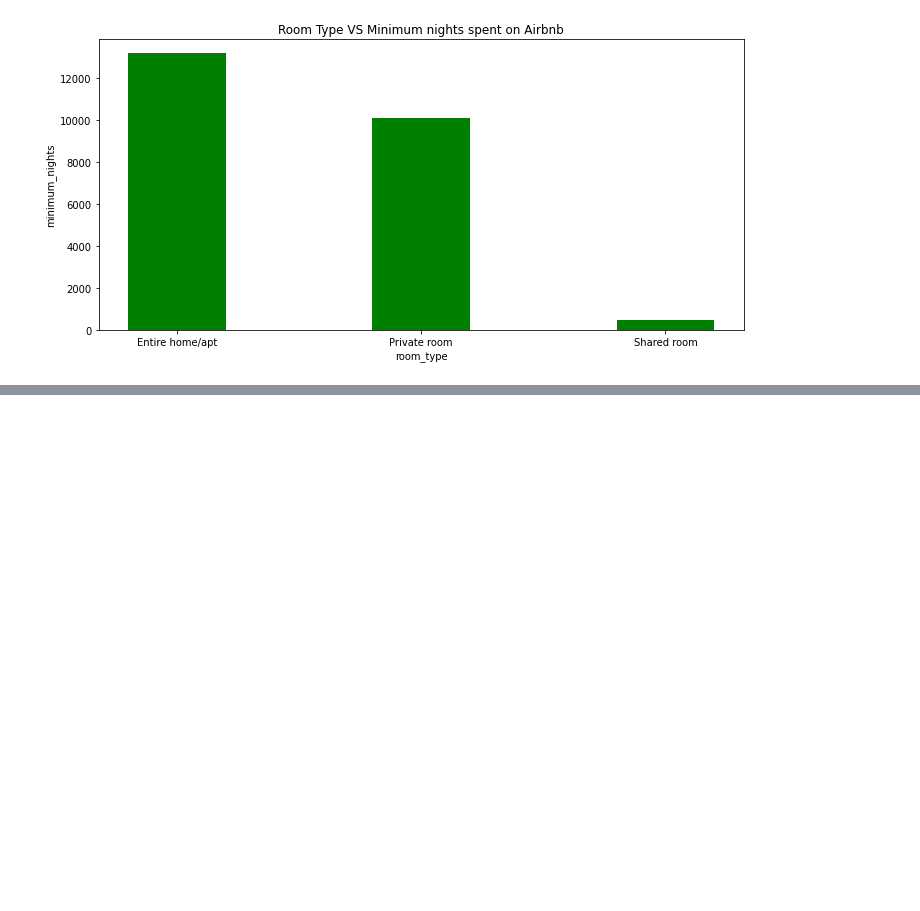
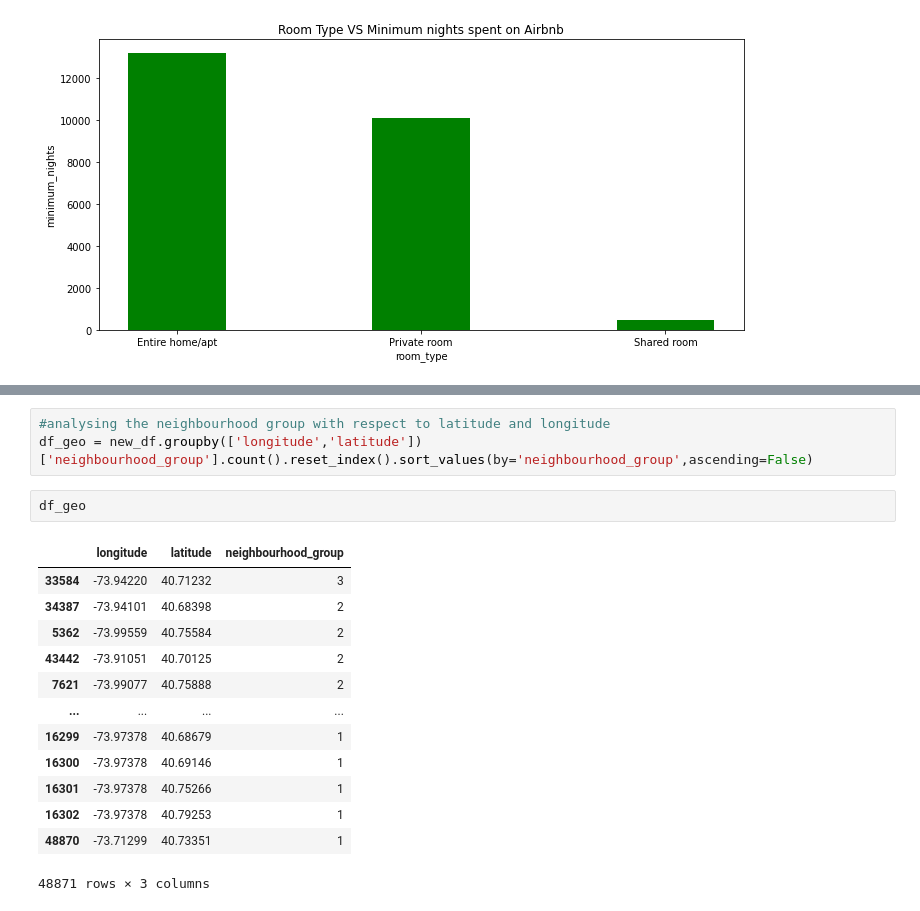
Before and after one commit to KartikKumar7070/Airbnb-Dataset, a Jupyter notebook: Airbnb_Bookings_Analysis_Capstone_Project.ipynb, the cells around one changed output, grey strips where cells are left out. Saved outputs shown, nothing was run; the diff lists cells and outputs as text; blank space fills up the shorter version.

```diff
--- a/Airbnb_Bookings_Analysis_Capstone_Project.ipynb
+++ b/Airbnb_Bookings_Analysis_Capstone_Project.ipynb
@@ -368,0 +366,19 @@ plt.show()
+# %%
+#analysing the neighbourhood group with respect to latitude and longitude
+df_geo = new_df.groupby(['longitude','latitude'])['neighbourhood_group'].count().reset_index().sort_values(by='neighbourhood_group',ascending=False)
+# %%
+df_geo
+# %% [output]
+|  | longitude | latitude | neighbourhood_group |
+| 33584 | -73.94220 | 40.71232 | 3 |
+| 34387 | -73.94101 | 40.68398 | 2 |
+| 5362 | -73.99559 | 40.75584 | 2 |
+| 43442 | -73.91051 | 40.70125 | 2 |
+| 7621 | -73.99077 | 40.75888 | 2 |
+| ... | ... | ... | ... |
+| 16299 | -73.97378 | 40.68679 | 1 |
+| 16300 | -73.97378 | 40.69146 | 1 |
+| 16301 | -73.97378 | 40.75266 | 1 |
+| 16302 | -73.97378 | 40.79253 | 1 |
+| 48870 | -73.71299 | 40.73351 | 1 |
+48871 rows × 3 columns
```
Also changed, not shown: parts of 24 cells of this notebook.
